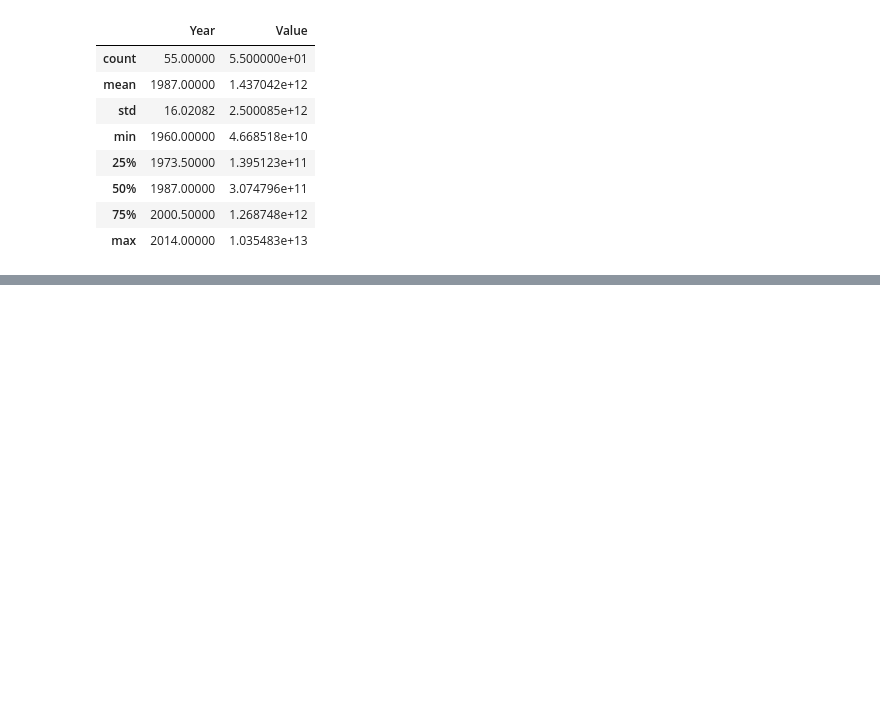
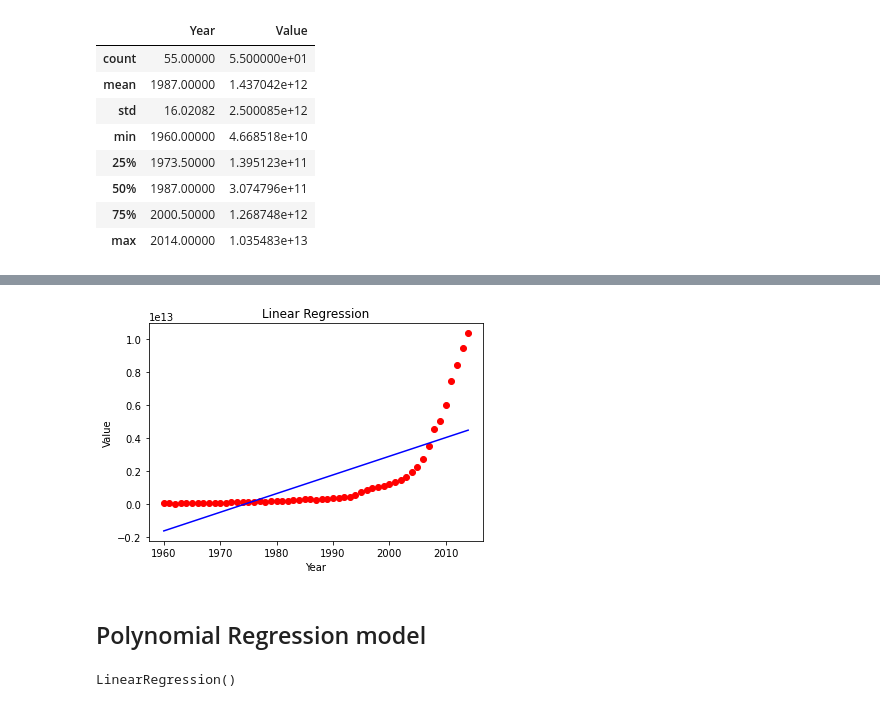
Before and after one commit to mp525/DatascienceAssignments, a Jupyter notebook: A5/Prediction by Regression.ipynb, the cells around one changed output, grey strips where cells are left out. Saved outputs shown, nothing was run; the diff lists cells and outputs as text; code cells hidden in the pictures; blank space fills up the shorter version.

```diff
--- a/A5/Prediction by Regression.ipynb
+++ b/A5/Prediction by Regression.ipynb
@@ -57,0 +48,3 @@ plt.plot([1960, df["Year"].max()],[x,np.exp(x)])
+# %%
+X = df.iloc[:,:-1].values
+y = df.iloc[:,1].values
@@ -57,0 +55,6 @@ plt.plot([1960, df["Year"].max()],[x,np.exp(x)])
+# %%
+# creating Linear Regression model
+linreg = LinearRegression()
+
+# fitting the model to our data
+linreg.fit(X, y)
@@ -57,0 +63,3 @@ plt.plot([1960, df["Year"].max()],[x,np.exp(x)])
+# %%
+y_predicted = linreg.predict(X)
+y_predicted
@@ -57,0 +81,12 @@ plt.plot([1960, df["Year"].max()],[x,np.exp(x)])
+# %%
+# Visualise the Linear Regression
+plt.title('Linear Regression')
+plt.scatter(X, y, color='red')
+plt.plot(X, y_predicted, color='blue')
+plt.xlabel('Year')
+plt.ylabel('Value')
+plt.show()
+# %% [output]
+[figure, added]
+# %% [markdown]
+## Polynomial Regression model
@@ -57,0 +99,6 @@ plt.plot([1960, df["Year"].max()],[x,np.exp(x)])
+# %%
+# create linear regression model
+pollinreg = LinearRegression()
+pollinreg.fit(X_pol, y)
+# %% [output]
+LinearRegression()
```
Also changed, not shown: parts of 21 cells of this notebook.
